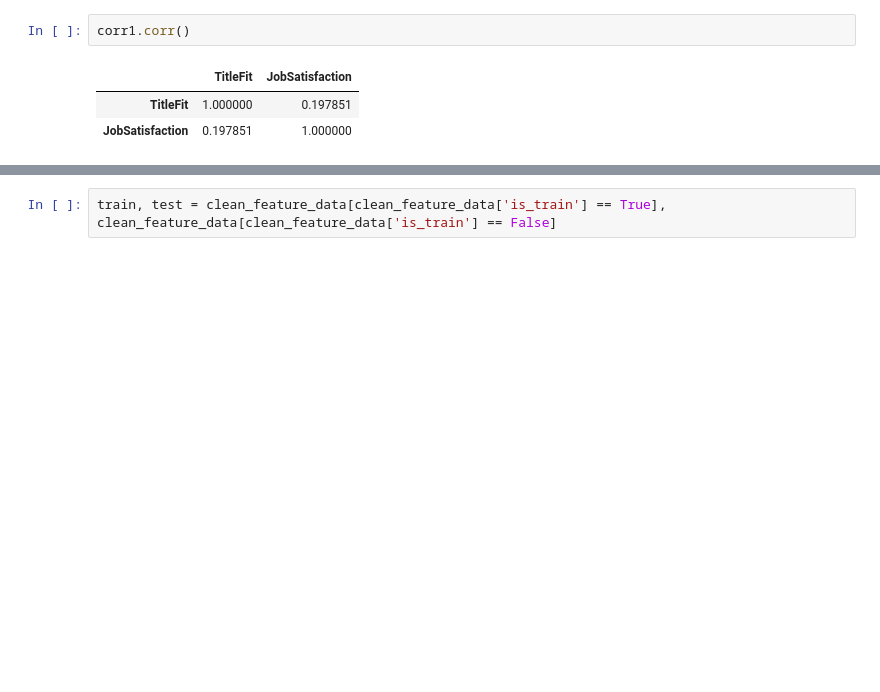
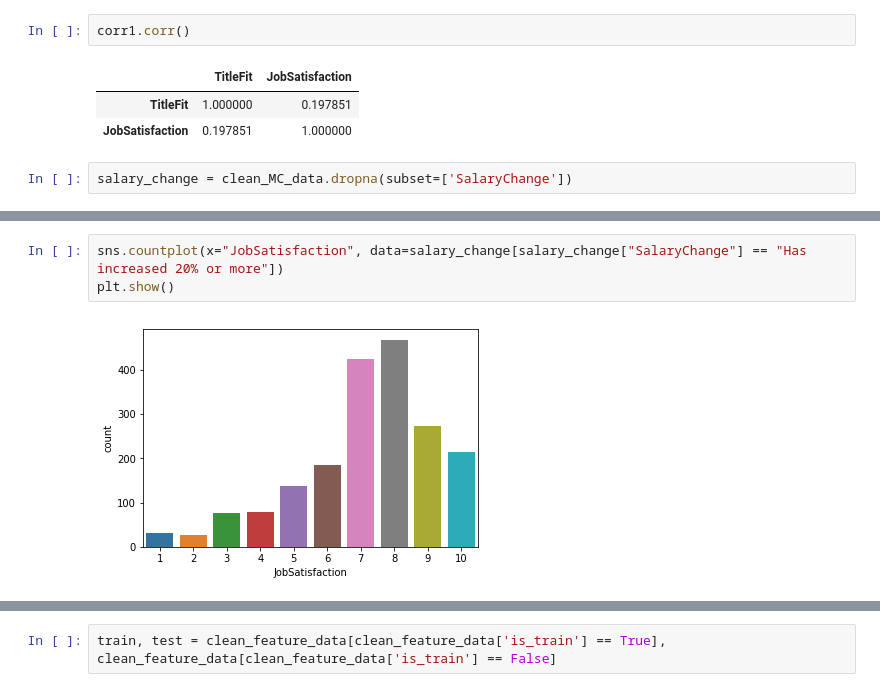
Before and after one commit to Jorrd/ds-fundamentals-a2, a Jupyter notebook: Untitled.ipynb, the cells around one changed output, grey strips where cells are left out. Cells and saved outputs as stored; diff of their text form; blank space fills up the shorter version.

```diff
--- a/Untitled.ipynb
+++ b/Untitled.ipynb
@@ -97,3 +98,5 @@ corr1.corr()
 |  | TitleFit | JobSatisfaction |
 | TitleFit | 1.000000 | 0.197851 |
 | JobSatisfaction | 0.197851 | 1.000000 |
+# %%
+salary_change = clean_MC_data.dropna(subset=['SalaryChange'])
@@ -99,0 +126,5 @@ corr1.corr()
+# %%
+sns.countplot(x="JobSatisfaction", data=salary_change[salary_change["SalaryChange"] == "Has increased 20% or more"])
+plt.show()
+# %% [output]
+[figure, added]
```
Also changed, not shown: parts of 19 cells of this notebook.
